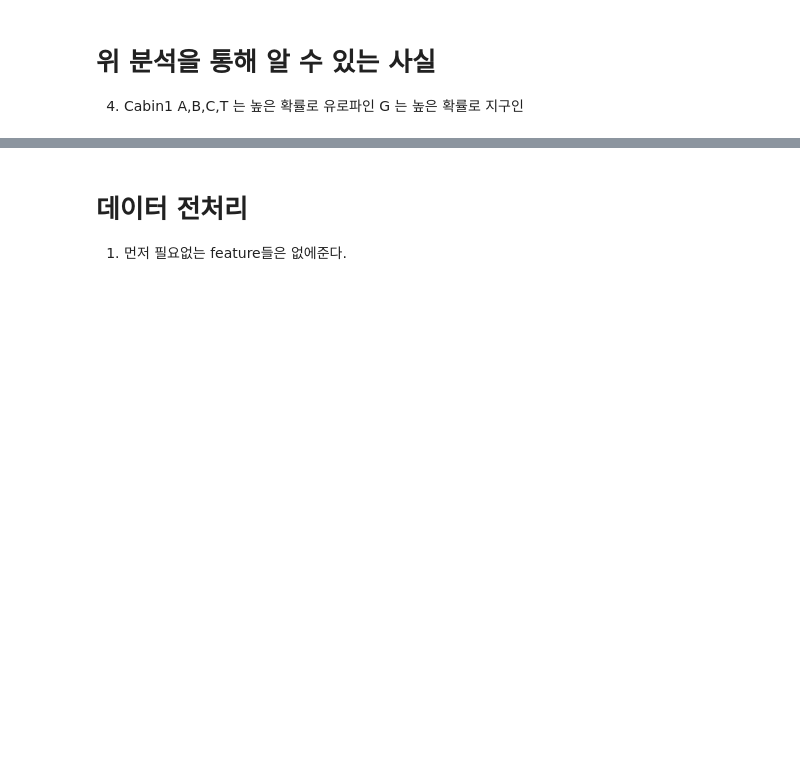
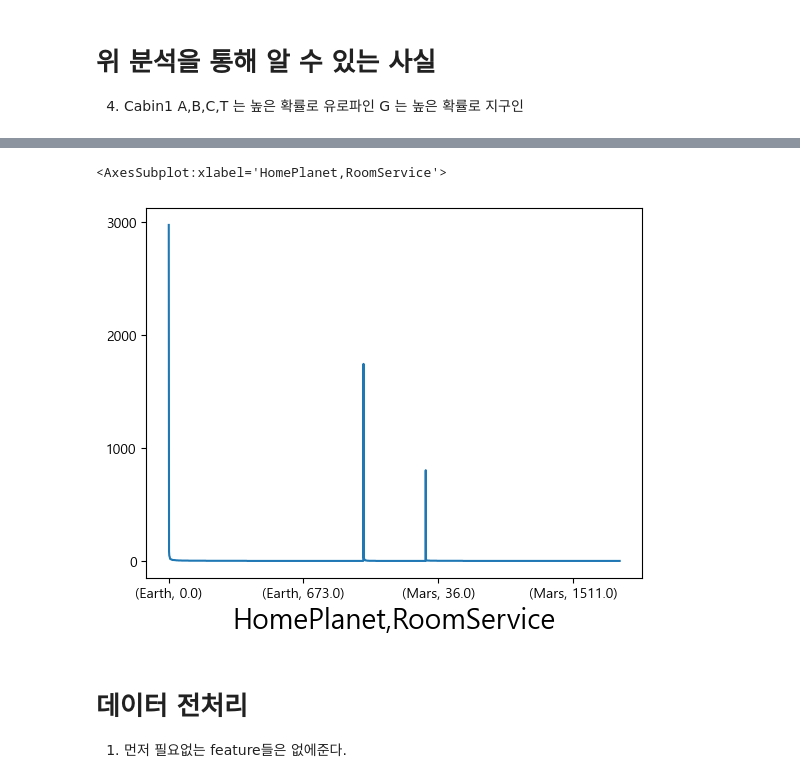
Before and after one commit to SHINDongHyeo/Kaggle, a Jupyter notebook: spaceship-titanic/first_try.ipynb, the cells around one changed output, grey strips where cells are left out. Saved outputs shown, nothing was run; the diff lists cells and outputs as text; code cells hidden in the pictures; blank space fills up the shorter version.

```diff
--- a/spaceship-titanic/first_try.ipynb
+++ b/spaceship-titanic/first_try.ipynb
@@ -283,0 +248,7 @@ train.shape
+# %%
+VIP_data = train.groupby("HomePlanet")["VIP"].value_counts()
+RoomService_data = train.groupby("HomePlanet")["RoomService"].value_counts()
+FoodCourt_data = train.groupby("HomePlanet")["FoodCourt"].value_counts()
+ShoppingMall_data = train.groupby("HomePlanet")["ShoppingMall"].value_counts()
+Spa_data = train.groupby("HomePlanet")["Spa"].value_counts()
+VRDeck_data = train.groupby("HomePlanet")["VRDeck"].value_counts()
@@ -284,3 +288,8 @@ train.shape
+# %%
+RoomService_data.plot(fontsize=10)
+# %% [output]
+<AxesSubplot:xlabel='HomePlanet,RoomService'>
+[figure, added]
 # %% [markdown]
 # 데이터 전처리
 1. 먼저 필요없는 feature들은 없에준다.
```
Also changed, not shown: parts of 17 cells of this notebook.
